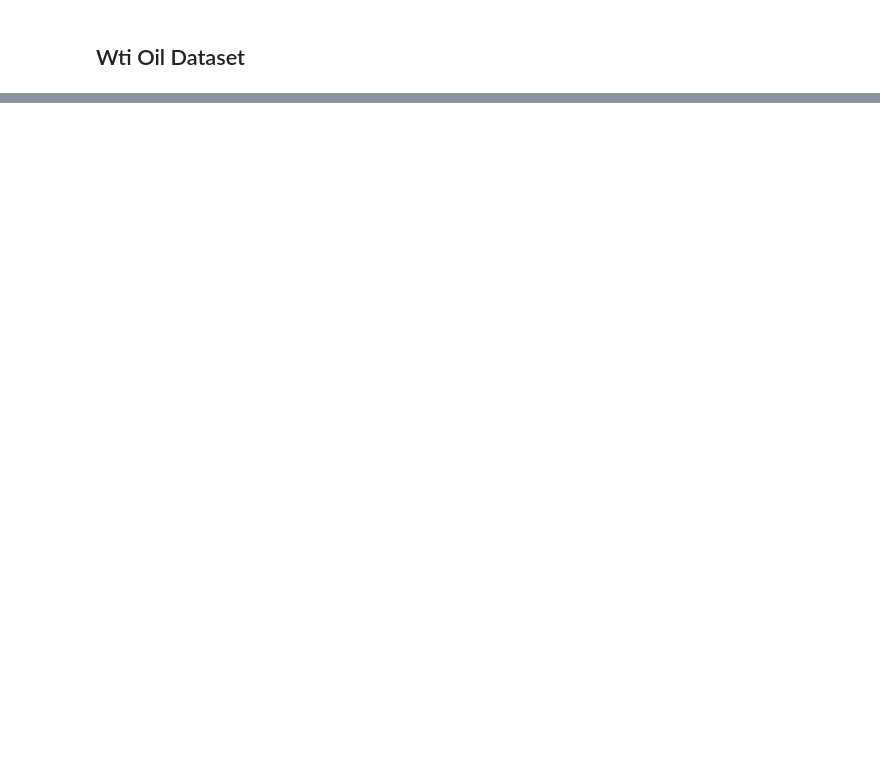
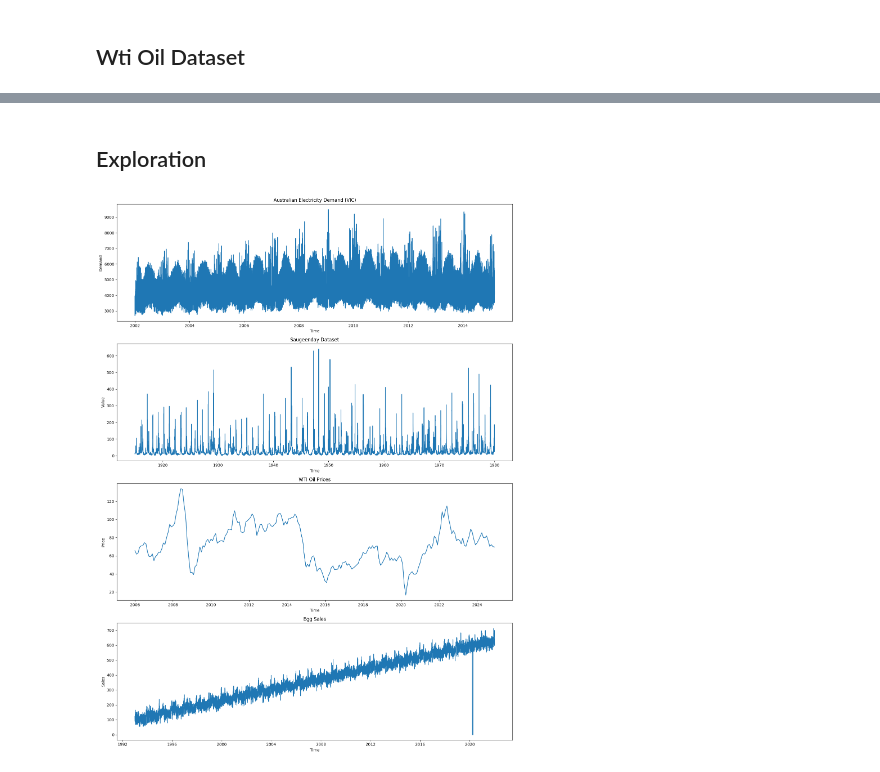
Before and after one commit to rafabarros95/Time-Series-Forecasting, a Jupyter notebook: datagetter.ipynb, the cells around one changed output, grey strips where cells are left out. Saved outputs shown, nothing was run; the diff lists cells and outputs as text; code cells hidden in the pictures; blank space fills up the shorter version.

Commit message:
datasets

```diff
--- a/datagetter.ipynb
+++ b/datagetter.ipynb
@@ -43,6 +42,7 @@ australian_electricity_demand_df
 # %%
-saugeenday_dataset = load_dataset(dataset_path + dataset_names[1])
-saugeenday_dataset = saugeenday_dataset[0]['series_value'].reset_index()
-saugeenday_dataset = saugeenday_dataset.rename(columns={'series_value': 'y', 'timestamp': 'ds'})
-saugeenday_df = saugeenday_dataset[['ds', 'y']]
+saugeen_river_dataset = load_dataset(dataset_path + dataset_names[1])
+saugeen_river_dataset = saugeen_river_dataset[0]['series_value'].reset_index()
+saugeen_river_dataset = saugeen_river_dataset.rename(columns={'series_value': 'y', 'timestamp': 'ds'})
+saugeen_river_df = saugeen_river_dataset[['ds', 'y']]
+saugeen_river_df.info()
 # %% [output]
@@ -55,8 +58,9 @@ saugeenday_df = saugeenday_dataset[['ds', 'y']]
 # %% [markdown]
 ## Wti Oil Dataset
 # %%
-wti_oil_dataset = load_dataset(dataset_path + dataset_names[2])
+wti_oil_dataset = load_dataset(dataset_path + dataset_names[2], delimiter=',')
 wti_oil_dataset = wti_oil_dataset.rename(columns={'date': 'ds', 'wti': 'y'})
 wti_oil_df = wti_oil_dataset[['ds', 'y']]
-wti_oil_df.head()
+wti_oil_df['ds'] = pd.to_datetime(wti_oil_df['ds'])
+wti_oil_df.info()
 # %% [output]
@@ -68,0 +83,6 @@ wti_oil_df.head()
+# %%
+egg_sales_dataset = load_dataset(dataset_path + '/egg_sales/' + dataset_names[3])
+egg_sales_df = egg_sales_dataset.rename(columns={'Egg Sales': 'y', 'Date': 'ds'})
+egg_sales_df['ds'] = pd.to_datetime(egg_sales_df['ds'])
+egg_sales_df.info()
+egg_sales_df
@@ -68,0 +112,41 @@ wti_oil_df.head()
+# %% [markdown]
+## Exploration
+# %%
+import matplotlib.pyplot as plt
+import seaborn as sns
+
+# Set style and figure size
+plt.rcParams['figure.figsize'] = [15, 10]
+
+# Create subplots
+fig, axes = plt.subplots(4, 1, figsize=(15, 20))
+
+# Plot Australian Electricity Demand
+axes[0].plot(australian_electricity_demand_df['ds'], australian_electricity_demand_df['y'])
+axes[0].set_title('Australian Electricity Demand (VIC)')
+axes[0].set_xlabel('Time')
+axes[0].set_ylabel('Demand')
+
+# Plot Saugeenday Dataset
+axes[1].plot(saugeen_river_df['ds'], saugeen_river_df['y'])
+axes[1].set_title('Saugeenday Dataset')
+axes[1].set_xlabel('Time')
+axes[1].set_ylabel('Value')
+
+# Plot WTI Oil Dataset
+axes[2].plot(wti_oil_df['ds'], wti_oil_df['y'])
+axes[2].set_title('WTI Oil Prices')
+axes[2].set_xlabel('Time')
+axes[2].set_ylabel('Price')
+
+# Plot Egg Sales Dataset
+axes[3].plot(egg_sales_df['ds'], egg_sales_df['y'])
+axes[3].set_title('Egg Sales')
+axes[3].set_xlabel('Time')
+axes[3].set_ylabel('Sales')
+
+# Adjust layout
+plt.tight_layout()
+plt.show()
+# %% [output]
+[figure, added]
```
Also changed, not shown: parts of 9 cells of this notebook.
